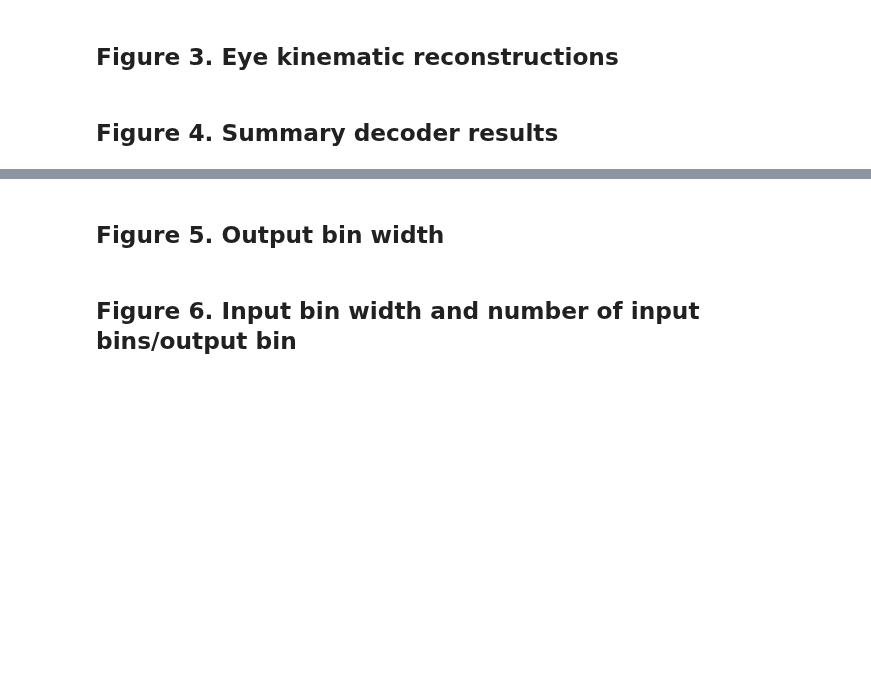
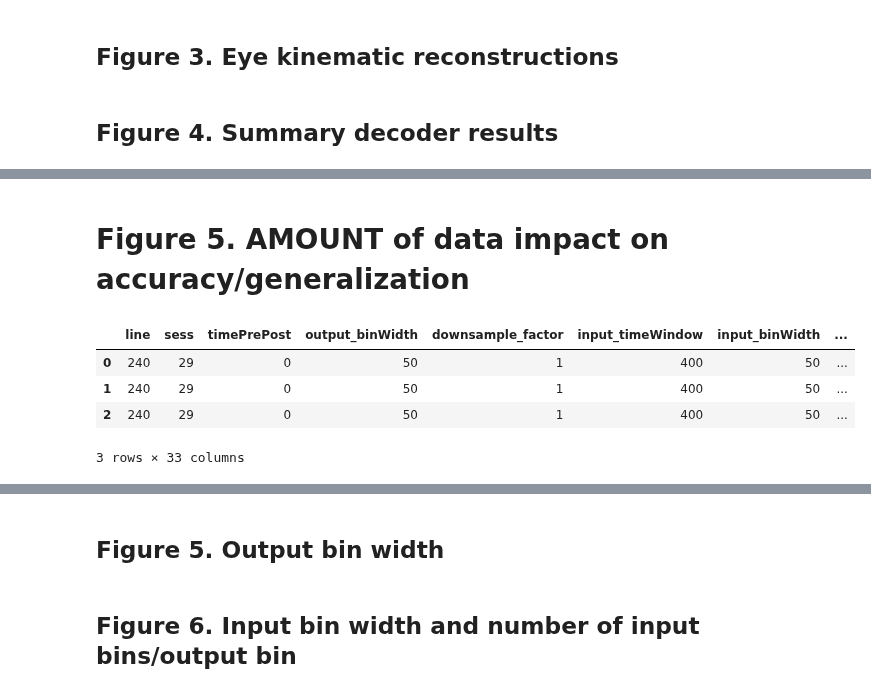
Before and after one commit to mayolabvision/NeuralDecoding, a Jupyter notebook: analyses/Manuscript_FinalPlots2.ipynb, the cells around one changed output, grey strips where cells are left out. Drawn from its saved outputs; the diff is of its cells as text; code cells hidden in the pictures; blank space fills up the shorter version.

```diff
--- a/analyses/Manuscript_FinalPlots2.ipynb
+++ b/analyses/Manuscript_FinalPlots2.ipynb
@@ -86,7 +86,7 @@ def get_outputs_wTraces(data_folder,conditions,column_names):
 
     return df,conds_all,yTest_all,yTestPred_all
 
-def get_outputs(data_folder, conditions, column_names):
+def get_outputs(data_folder, conditions, column_names, withTraces=False):
     """
     Function to get results for each decoder run, concatenated across models, repeats, etc...
 
@@ -117,17 +117,22 @@ def get_outputs(data_folder, conditions, column_names):
             # Check if file exists and is non-empty
             if os.path.exists(file_path) and os.path.getsize(file_path) > 0:
                 with open(file_path, 'rb') as f:
-                    # Load data from file
-                    results, yp_train, yp_test = pickle.load(f)
-                    # Append to lists
-                    results_all.append(results)
-                    yp_train_all.append(yp_train)
-                    yp_test_all.append(yp_test)
+                    if withTraces is True:
+                        # Load data from file
+                        results, yp_train, yp_test = pickle.load(f)
+                        # Append to lists
+                        results_all.append(results)
+                        yp_train_all.append(yp_train)
+                        yp_test_all.append(yp_test)
+                    else:
+                        # Load data from file
+                        results, _, _ = pickle.load(f)
+                        # Append to lists
+                        results_all.append(results)
+                        yp_train_all, yp_test_all = 0, 0
 
     # Create DataFrame from results_all list
     df = pd.DataFrame(results_all, columns=column_names)
-
-
 
     df['R2_test_mn']  = df['R2_test'].apply(lambda x: x.mean())
     df['rho_test_mn']  = df['rho_test'].apply(lambda x: x.mean())
@@ -144,16 +149,15 @@ def get_actualTraces(data_folder, df):
     y_train_all,c_train_all,y_test_all,c_test_all = [],[],[],[]
     # Iterate over rows and format string
     for index, row in df.iterrows():
-        file = "actual-s{:02d}-t{:01d}-dto{:03d}-df{:01d}-tp{:03d}-o{:d}-fold{:0>1d}.pickle".format(
+        file = "actual-s{:02d}-t{:01d}-dto{:03d}-df{:01d}-o{:d}-fold{:0>1d}.pickle".format(
             row["sess"],
             row["timePrePost"],
             row["output_binWidth"],
             row["downsample_factor"],
-            int(row["trainRatio"]*100),
             output_mapping.get(row["output"], None),
             row["outer_fold"])
 
-        file_path = os.path.join(data_folder, file)
+        file_path = os.path.join(data_folder, 'actual/', file)
         with open(file_path, 'rb') as f:
             # Load data from file
             y_train, c_train, y_test, c_test = pickle.load(f)
@@ -316,10 +320,10 @@ def bin_output(outputs,output_times,dt,wdw_start,wdw_end,downsample_factor=1):
 
     return outputs_binned,edges
 
-def get_exTrialLabels(df,conds,best_fold,dto,y_test,y_test_predicted,mdl,em='R2'):
-    c = conds[df[(df['outer_fold'] == best_fold) & (df['validEvalMetric'] == em) & (df['output_binWidth'] == dto) & (df['model'] == mdl)].index.values[0]]
-    y = y_test[df[(df['outer_fold'] == best_fold) & (df['validEvalMetric'] == em) & (df['output_binWidth'] == dto) & (df['model'] == mdl)].index.values[0]]
-    yp = y_test_predicted[df[(df['outer_fold'] == best_fold) & (df['validEvalMetric'] == em) & (df['output_binWidth'] == dto) & (df['model'] == mdl)].index.values[0]]
+def get_exTrialLabels(df,conds,y_test,y_test_predicted,mdl=7,fold=0,dto=50,em='R2'):
+    c = conds[df[(df['outer_fold'] == fold) & (df['validEvalMetric'] == em) & (df['output_binWidth'] == dto) & (df['model'] == mdl)].index.values[0]]
+    y = y_test[df[(df['outer_fold'] == fold) & (df['validEvalMetric'] == em) & (df['output_binWidth'] == dto) & (df['model'] == mdl)].index.values[0]]
+    yp = y_test_predicted[df[(df['outer_fold'] == fold) & (df['validEvalMetric'] == em) & (df['output_binWidth'] == dto) & (df['model'] == mdl)].index.values[0]]
 
     trl_nums, indices = np.unique(c[:,0], return_index=True)
     trl_dirs = c[indices,3]
@@ -924,0 +934,13 @@ plt.subplots_adjust(wspace=0.1, hspace=0.15)
+# %% [markdown]
+# Figure 5. AMOUNT of data impact on accuracy/generalization
+# %%
+column_names = ['line','sess','timePrePost','output_binWidth','downsample_factor','input_timeWindow','input_binWidth','numNeurons','nMT','nFEF','outer_fold','repeat','trainRatio','numObservations','output','model','validEvalMetric','prms','preProcess_time','train_time','test_time','R2_train','rho_train','rmse_train','R2_test','rho_test','rmse_test']
+df, _, _ = get_outputs(DATA_FOLDER,["r0100"],column_names) # position
+
+df.head(3)
+# %% [output]
+|  | line | sess | timePrePost | output_binWidth | downsample_factor | input_timeWindow | input_binWidth | ... |
+| 0 | 240 | 29 | 0 | 50 | 1 | 400 | 50 | ... |
+| 1 | 240 | 29 | 0 | 50 | 1 | 400 | 50 | ... |
+| 2 | 240 | 29 | 0 | 50 | 1 | 400 | 50 | ... |
+3 rows × 33 columns
```
Also changed, not shown: parts of 12 cells of this notebook.
